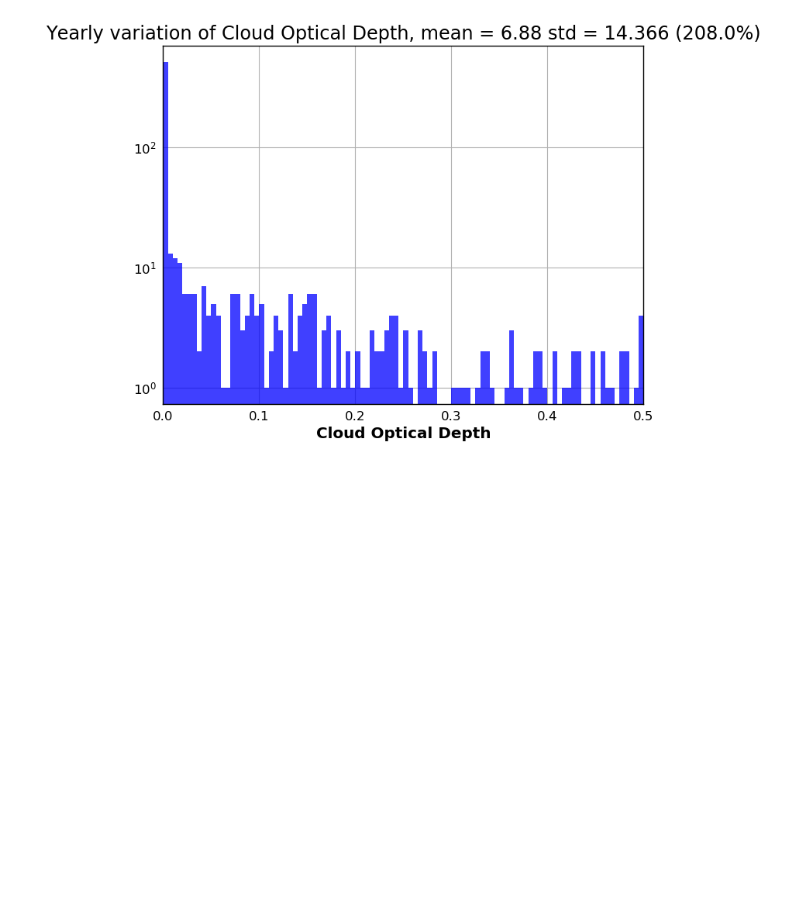
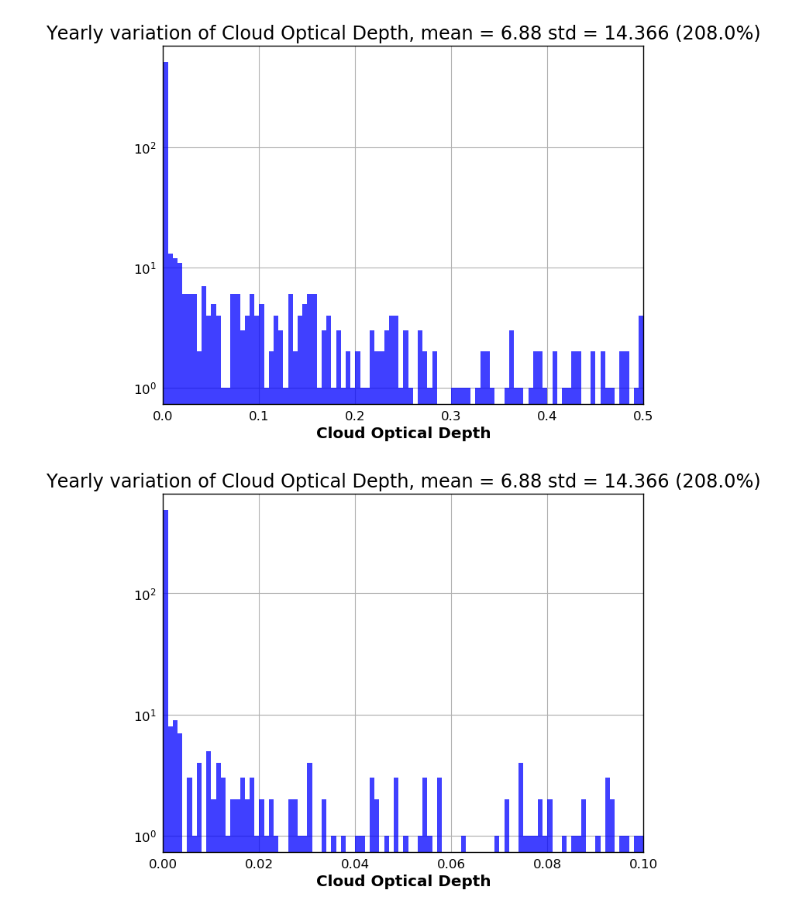
Before and after one commit to sylvielsstfr/GMAOMERRA2, a Jupyter notebook: tavg1_2d_rad_NX_M2T1NXRAD/MakeHistogramsfromClouds.ipynb, the cells around one changed output. Drawn from its saved outputs; the diff is of its cells as text; code cells hidden in the pictures; blank space fills up the shorter version.

Commit message:
update histograms

```diff
--- a/tavg1_2d_rad_NX_M2T1NXRAD/MakeHistogramsfromClouds.ipynb
+++ b/tavg1_2d_rad_NX_M2T1NXRAD/MakeHistogramsfromClouds.ipynb
@@ -81,3 +81,12 @@ plt.xlabel('Cloud Optical Depth')
 plt.savefig('HistoTauTot2017_year.pdf')
 # %% [output]
 [figure]
+# %%
+n, bins, patches = plt.hist(exct_rad_year, 100, range=[0,0.1],normed=False, facecolor='blue', alpha=0.75)
+plt.title(title)
+plt.xlim(0.,0.1)
+plt.yscale('log', nonposy='clip')
+plt.xlabel('Cloud Optical Depth')
+plt.savefig('HistoTauTot2017cut_year.pdf')
+# %% [output]
+[figure, added]
```
